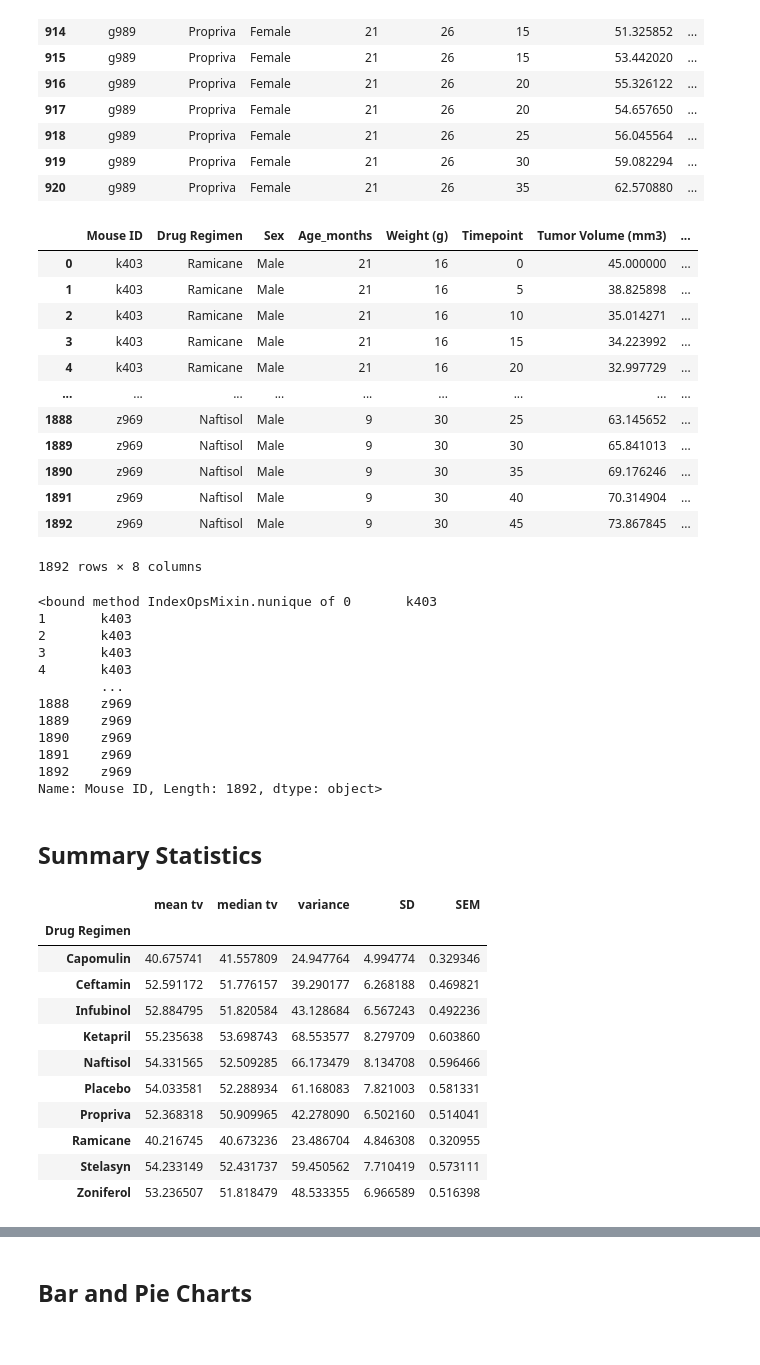
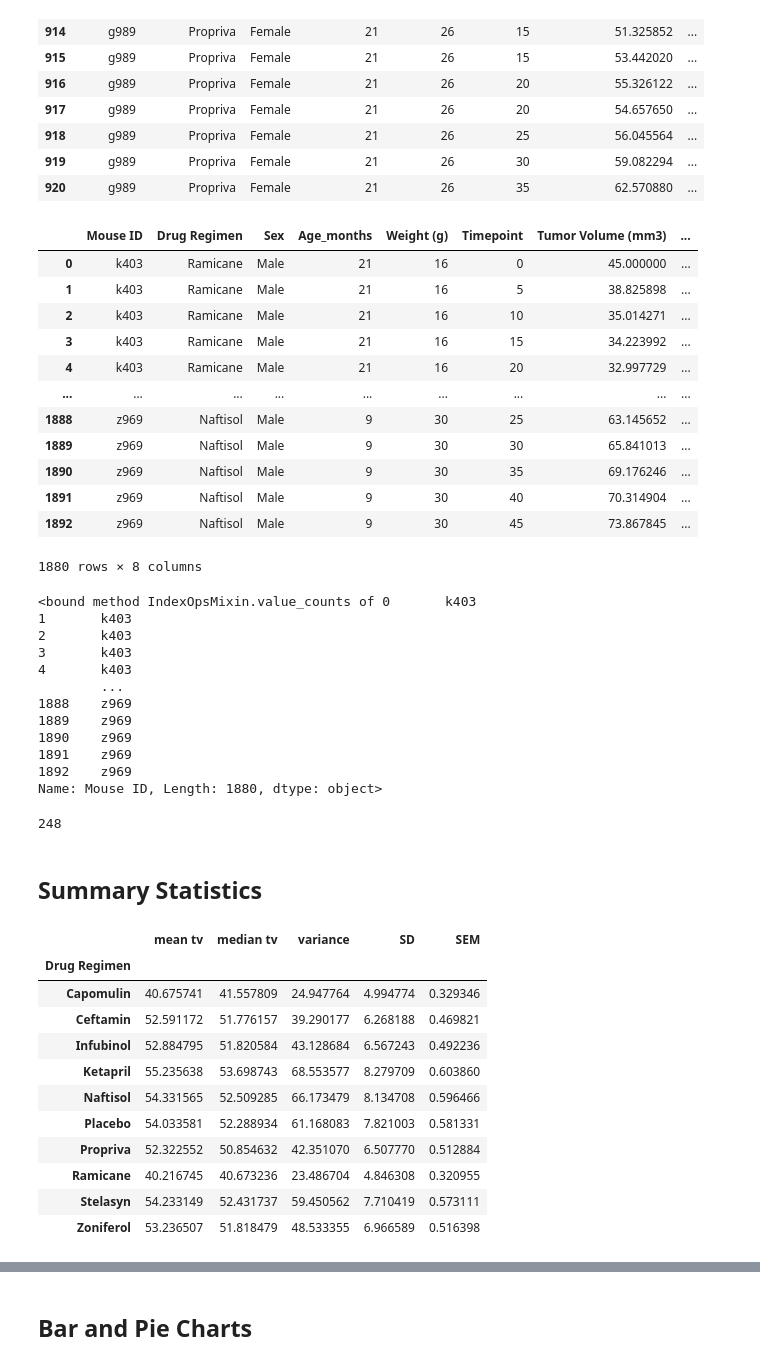
Before and after one commit to BevalinAlexander/Matplotlib_Challenge, a Jupyter notebook: Instructions/Pymaceuticals/B_A_A_pymaceuticals_starter.ipynb, the cells around one changed output, grey strips where cells are left out. Saved outputs shown, nothing was run; the diff lists cells and outputs as text; code cells hidden in the pictures.

```diff
--- a/Instructions/Pymaceuticals/B_A_A_pymaceuticals_starter.ipynb
+++ b/Instructions/Pymaceuticals/B_A_A_pymaceuticals_starter.ipynb
@@ -61,7 +62,7 @@ mouse_ID_duplicates
 | 920 | g989 | Propriva | Female | 21 | 26 | 35 | 62.570880 | ... |
 # %%
 # Create a clean DataFrame by dropping the duplicate mouse by its ID.
-Cleaned_df = merge_df.drop_duplicates()
+Cleaned_df = merge_df.loc[merge_df["Mouse ID"] != "g989"]
 Cleaned_df
 # %% [output]
 |  | Mouse ID | Drug Regimen | Sex | Age_months | Weight (g) | Timepoint | Tumor Volume (mm3) | ... |
@@ -76,12 +77,12 @@ Cleaned_df
 | 1890 | z969 | Naftisol | Male | 9 | 30 | 35 | 69.176246 | ... |
 | 1891 | z969 | Naftisol | Male | 9 | 30 | 40 | 70.314904 | ... |
 | 1892 | z969 | Naftisol | Male | 9 | 30 | 45 | 73.867845 | ... |
-1892 rows × 8 columns
+1880 rows × 8 columns
 # %%
 # Checking the number of mice in the clean DataFrame.
-Cleaned_df["Mouse ID"].nunique
+Cleaned_df["Mouse ID"].value_counts
 # %% [output]
-<bound method IndexOpsMixin.nunique of 0       k403
+<bound method IndexOpsMixin.value_counts of 0       k403
 1       k403
 2       k403
 3       k403
@@ -92,34 +93,38 @@ Cleaned_df["Mouse ID"].nunique
 1890    z969
 1891    z969
 1892    z969
-Name: Mouse ID, Length: 1892, dtype: object>
+Name: Mouse ID, Length: 1880, dtype: object>
+# %%
+Cleaned_df = len(Cleaned_df["Mouse ID"].value_counts())
+Cleaned_df
+# %% [output]
+248
 # %% [markdown]
 ## Summary Statistics
 # %%
 # Generate a summary statistics table of mean, median, variance, standard deviation, and SEM of the tumor volume for each regimen
 # Use groupby and summary statistical methods to calculate the following properties of each drug regimen:
 # mean, median, variance, standard deviation, and SEM of the tumor volume.
 # Assemble the resulting series into a single summary dataframe.
 
-regimen_df=Cleaned_df.loc[:, ["Mouse ID","Drug Regimen","Tumor Volume (mm3)"]]
 mean=regimen_df.groupby(["Drug Regimen"]).mean()["Tumor Volume (mm3)"]
 median=regimen_df.groupby(["Drug Regimen"]).median()["Tumor Volume (mm3)"]
 variance=regimen_df.groupby(["Drug Regimen"]).var()["Tumor Volume (mm3)"]
 sd=regimen_df.groupby(["Drug Regimen"]).std()["Tumor Volume (mm3)"]
 sem=regimen_df.groupby(["Drug Regimen"]).sem()["Tumor Volume (mm3)"]
 
 analysis_df=pd.DataFrame({"mean tv":mean,"median tv":median,"variance":variance, "SD": sd, "SEM": sem})
 analysis_df
 # %% [output]
 |  | mean tv | median tv | variance | SD | SEM |
 | Drug Regimen |  |  |  |  |  |
 | Capomulin | 40.675741 | 41.557809 | 24.947764 | 4.994774 | 0.329346 |
 | Ceftamin | 52.591172 | 51.776157 | 39.290177 | 6.268188 | 0.469821 |
 | Infubinol | 52.884795 | 51.820584 | 43.128684 | 6.567243 | 0.492236 |
 | Ketapril | 55.235638 | 53.698743 | 68.553577 | 8.279709 | 0.603860 |
 | Naftisol | 54.331565 | 52.509285 | 66.173479 | 8.134708 | 0.596466 |
 | Placebo | 54.033581 | 52.288934 | 61.168083 | 7.821003 | 0.581331 |
-| Propriva | 52.368318 | 50.909965 | 42.278090 | 6.502160 | 0.514041 |
+| Propriva | 52.322552 | 50.854632 | 42.351070 | 6.507770 | 0.512884 |
 | Ramicane | 40.216745 | 40.673236 | 23.486704 | 4.846308 | 0.320955 |
 | Stelasyn | 54.233149 | 52.431737 | 59.450562 | 7.710419 | 0.573111 |
 | Zoniferol | 53.236507 | 51.818479 | 48.533355 | 6.966589 | 0.516398 |
```
Also changed, not shown: parts of 28 cells of this notebook, 5 other files.
